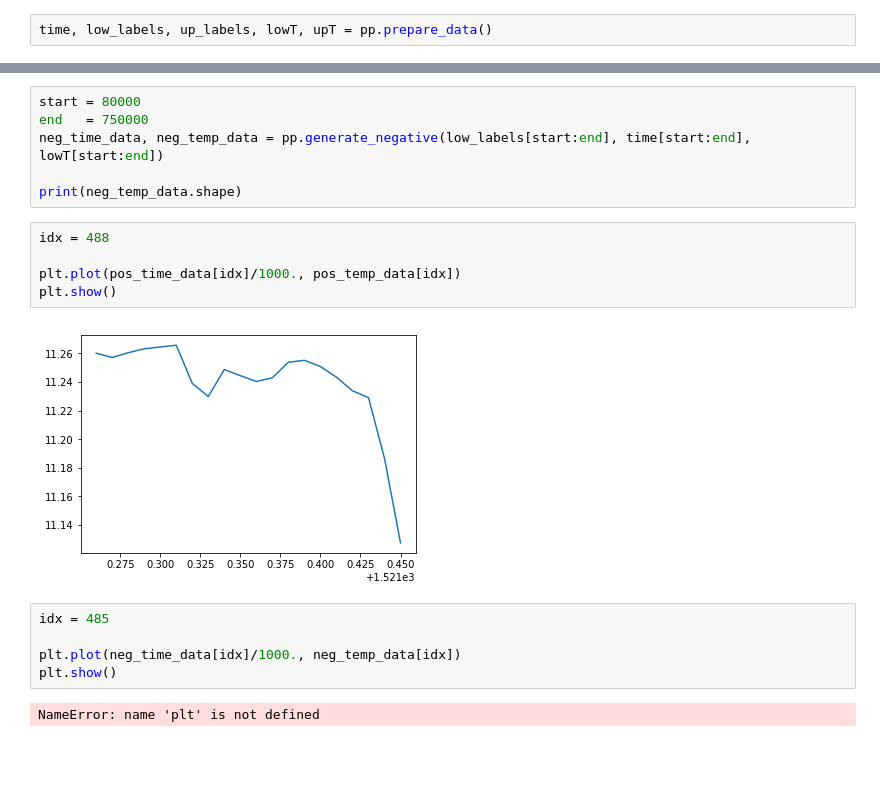
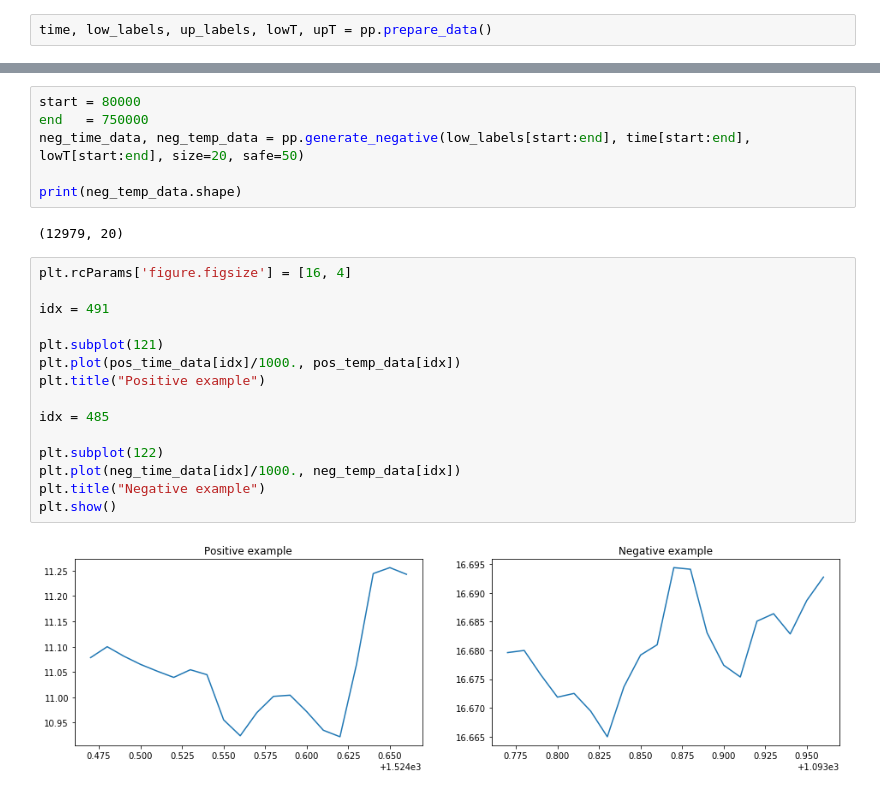
Before and after one commit to RedTachyon/actos-analysis, a Jupyter notebook: sync_blueprint.ipynb, the cells around one changed output, grey strips where cells are left out. Saved outputs shown, nothing was run; the diff lists cells and outputs as text; blank space fills up the shorter version.

```diff
--- a/sync_blueprint.ipynb
+++ b/sync_blueprint.ipynb
@@ -25,20 +27,25 @@ print(pos_time_data.shape)
 # %%
 start = 80000
 end   = 750000
-neg_time_data, neg_temp_data = pp.generate_negative(low_labels[start:end], time[start:end], lowT[start:end])
+neg_time_data, neg_temp_data = pp.generate_negative(low_labels[start:end], time[start:end], lowT[start:end], size=20, safe=50)
 
 print(neg_temp_data.shape)
+# %% [output]
+(12979, 20)
-# %%
-idx = 488
-
-plt.plot(pos_time_data[idx]/1000., pos_temp_data[idx])
-plt.show()
-# %% [output]
-[figure, removed]
-# %%
-idx = 485
-
-plt.plot(neg_time_data[idx]/1000., neg_temp_data[idx])
-plt.show()
-# %% [output]
-NameError: name 'plt' is not defined
+# %%
+plt.rcParams['figure.figsize'] = [16, 4]
+
+idx = 491
+
+plt.subplot(121)
+plt.plot(pos_time_data[idx]/1000., pos_temp_data[idx])
+plt.title("Positive example")
+
+idx = 485
+
+plt.subplot(122)
+plt.plot(neg_time_data[idx]/1000., neg_temp_data[idx])
+plt.title("Negative example")
+plt.show()
+# %% [output]
+[figure, added]
```
Also changed, not shown: parts of 1 cell of this notebook, 1 other file.
